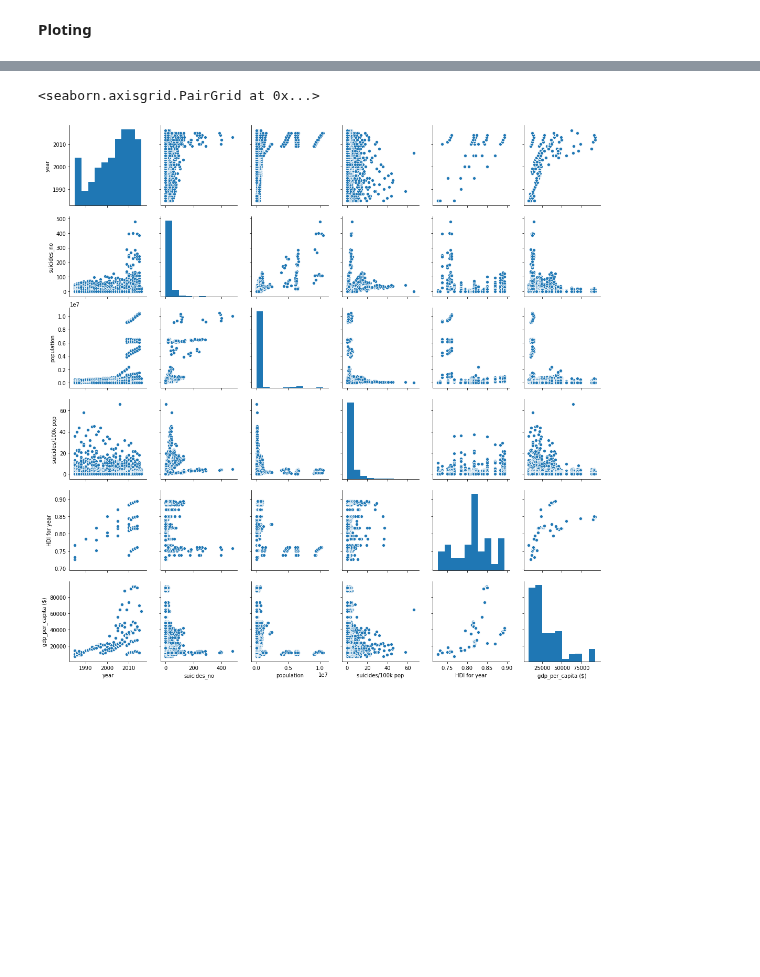
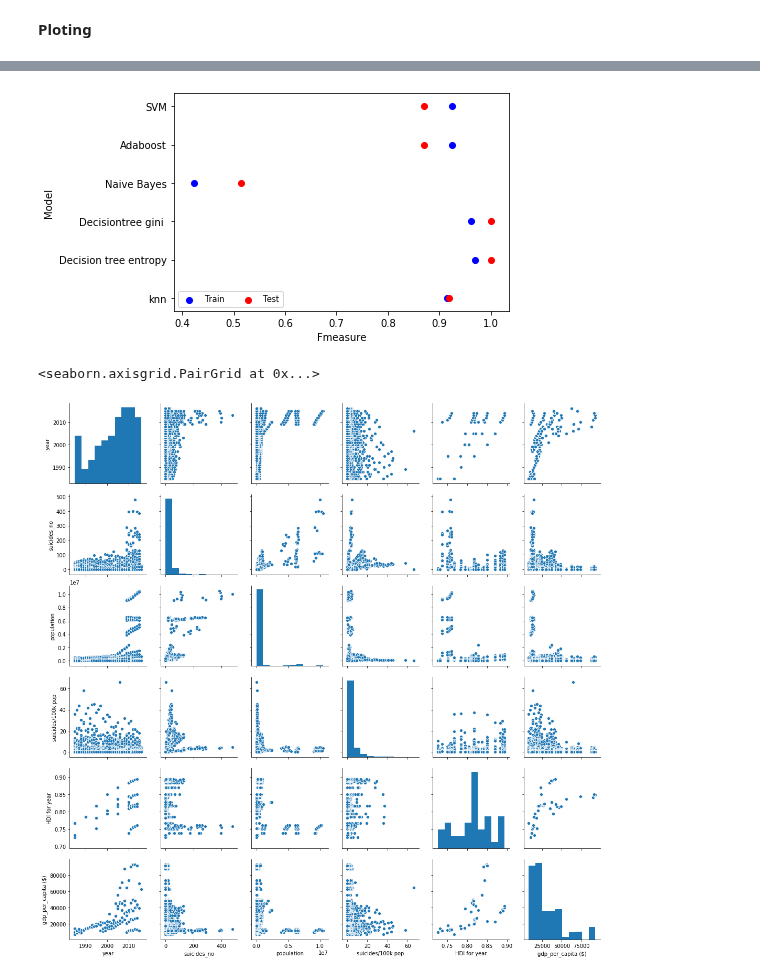
Before and after one commit to aghapygad336/MENA, a Jupyter notebook: gtd_happiness.ipynb, the cells around one changed output, grey strips where cells are left out. Cells and saved outputs as stored; diff of their text form; code cells hidden in the pictures; blank space fills up the shorter version.

```diff
--- a/gtd_happiness.ipynb
+++ b/gtd_happiness.ipynb
@@ -295,0 +419,2 @@ testAccAB_gtd_SVM,trainAccAB_gtd_SVM=SVM(x_trainGTD,y_trainGTD,x_testGTD,y_testG
+# %%
+testAccSVM_combined,trainAccSVM_combined=AB(x_trainCombined,y_trainCombined,x_testCombined,y_testCombined)
@@ -296,11 +434,14 @@ testAccAB_gtd_SVM,trainAccAB_gtd_SVM=SVM(x_trainGTD,y_trainGTD,x_testGTD,y_testG
 # %%
-fScoreTest=[knnAccuracytestGTD,testAccgtdDT_Entropy,testAccgtdDT_Gini,testAccDTgtdNB,testAccLR_gtd,testAccAB_gtd,testAccAB_gtd_SVM]
-fScoreTrain=[KnnnAccuracytrainGTD,trainAccgtdDT_Entropy,trainAccgtdDT_Gini,trainAccDgtdNB,trainAccLR_gtd,trainAccAB_gtd,trainAccAB_gtd_SVM]
+fScoreTest=[knnAccuracytestGTD,testAccgtdDT_Entropy,testAccgtdDT_Gini,testAccDTgtdNB,testAccAB_gtd,testAccAB_gtd_SVM]
+fScoreTrain=[KnnnAccuracytrainGTD,trainAccgtdDT_Entropy,trainAccgtdDT_Gini,trainAccDgtdNB,trainAccAB_gtd,trainAccAB_gtd_SVM]
+# %%
+fScoreTest_Combined=[knnAccuracytestCombined,testAccComDT_Entropy,testAccComDT_Gini,testAccDTCombinedNB,testAccAB_combined,testAccSVM_combined]
+fScoreTrain_Combined=[KnnnAccuracytrainCombined,trainAccComDT_Entropy,trainAccComDT_Gini,trainAccDCombinedNB,trainAccAB_combined,trainAccSVM_combined]
 # %% [markdown]
 **Ploting**
 # %%
 def plotFmeasure(fScoreTrain,fScoreTest):
-    model_names = ['knn','Decision tree entropy','Decisiontree gini ','Naive Bayes','Logistic Regression','Adaboost','SVM']
+    model_names = ['knn','Decision tree entropy','Decisiontree gini ','Naive Bayes','Adaboost','SVM']
 
 
 
@@ -321,3 +464,7 @@ plotFmeasure(fScoreTrain,fScoreTest)
+# %%
+plotFmeasure(fScoreTrain_Combined,fScoreTest_Combined)
+# %% [output]
+[figure, added]
 # %%
 import seaborn as sns
 suicide = pd.read_csv('/content/drive/My Drive/MENA/suicide.csv')
```
Also changed, not shown: parts of 15 cells of this notebook.
